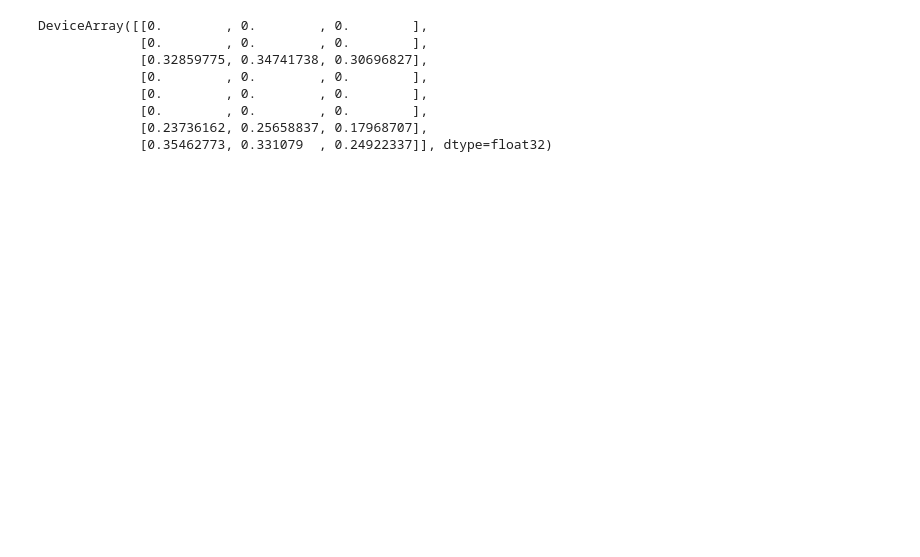
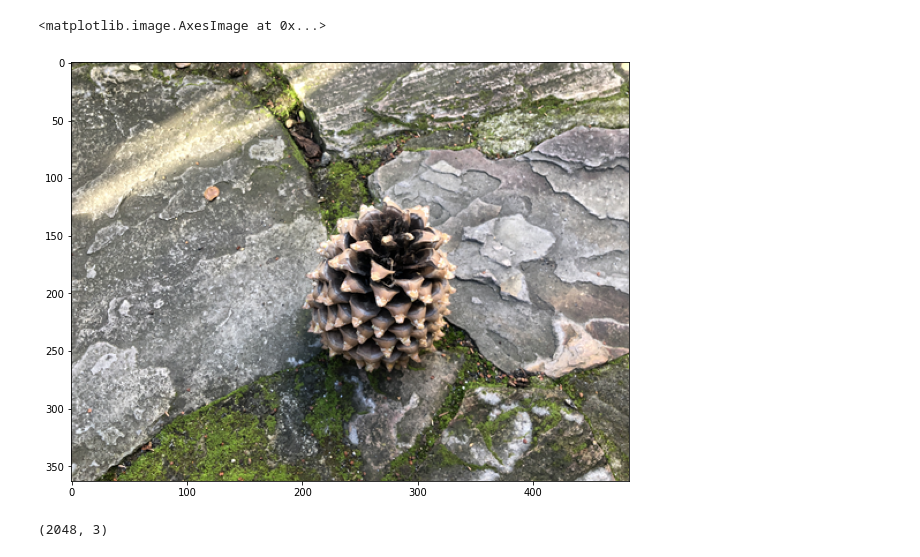
Before and after one commit to liangkaizhang/yet-another-jax-nerf, a Jupyter notebook: scripts/test_model.ipynb, the cells around one changed output. Saved outputs shown, nothing was run; the diff lists cells and outputs as text; code cells hidden in the pictures; blank space fills up the shorter version.

```diff
--- a/scripts/test_model.ipynb
+++ b/scripts/test_model.ipynb
@@ -39,0 +191,7 @@ train_iter, val_iter = trainer.create_dataset(to_device=False)
+# %%
+#state = jax_utils.unreplicate(states)
+eval_rays = next(eval_iter)
+_, fine_colors = state.apply_fn(state.params, trainer._rng, jax.tree_map(lambda x: x[0, :2048, :], eval_rays))
+
+# image = fine_colors.reshape((-1, 4032, 3))
+# plt.imshow(image)
@@ -40,2 +203,15 @@ train_iter, val_iter = trainer.create_dataset(to_device=False)
+# %%
+colors = np.copy(eval_rays.colors[0])
+# colors[:2048, ...] = 0 #fine_colors
+
+image = colors.reshape((-1, 484, 3))
+plt.imshow(image)
+# %% [output]
+<matplotlib.image.AxesImage at 0x...>
+[figure, added]
+# %%
+fine_colors.shape
+# %% [output]
+(2048, 3)
 # %%
 rays = next(train_iter)
@@ -46,11 +217,0 @@ coarse_rgb, fine_rgb = state.apply_fn(state.params, trainer._rng, jax.tree_map(l
-# %%
-coarse_rgb
-# %% [output]
-DeviceArray([[0.        , 0.        , 0.        ],
-             [0.        , 0.        , 0.        ],
-             [0.32859775, 0.34741738, 0.30696827],
-             [0.        , 0.        , 0.        ],
-             [0.        , 0.        , 0.        ],
-             [0.        , 0.        , 0.        ],
-             [0.23736162, 0.25658837, 0.17968707],
-             [0.35462773, 0.331079  , 0.24922337]], dtype=float32)
```
Also changed, not shown: parts of 31 cells of this notebook, 15 other files.
